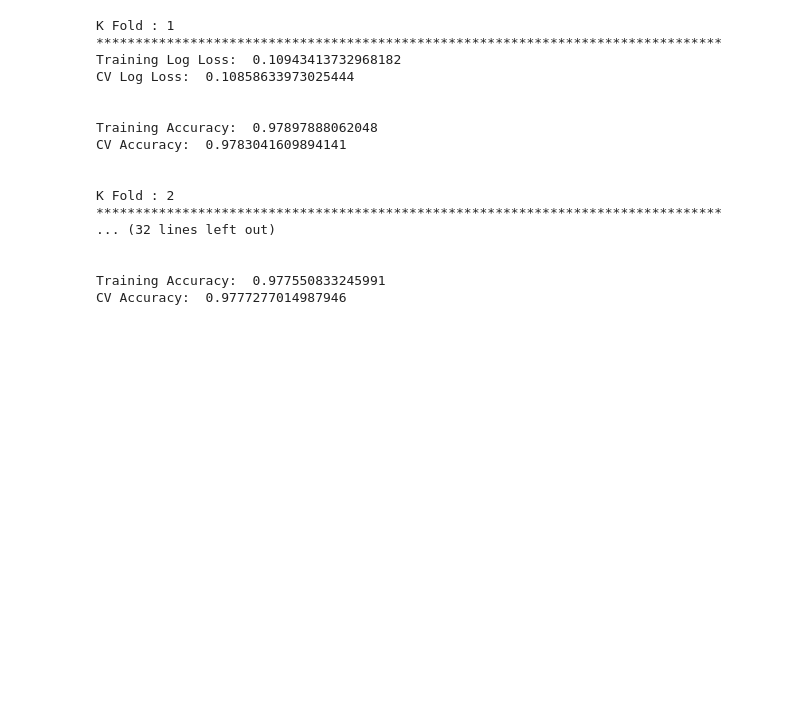
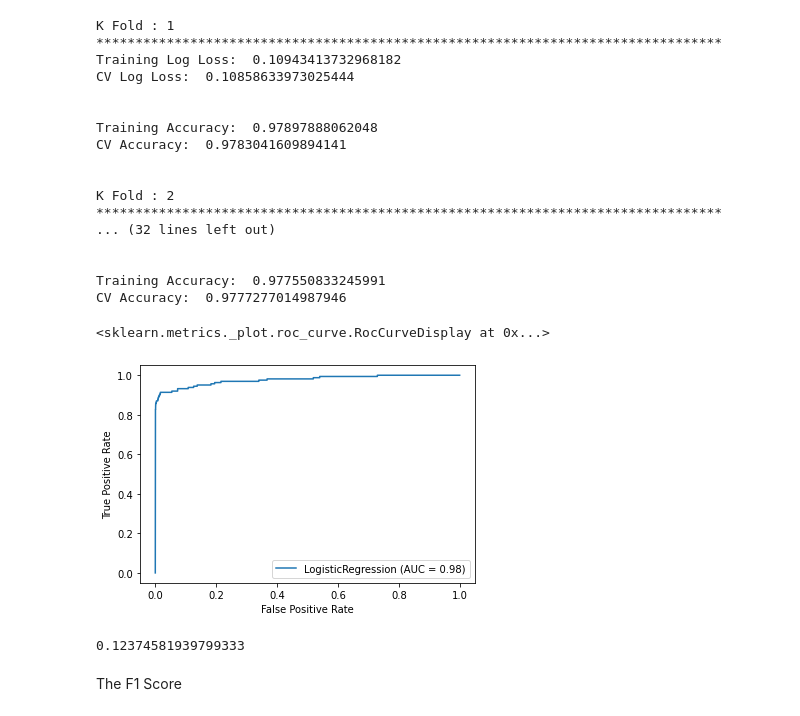
Before and after one commit to plaban1981/Hands_on_unsupervised_learning, a Jupyter notebook: 02_end_to_end_machine_learning_project.ipynb, the cells around one changed output. Cells and saved outputs as stored; diff of their text form; code cells hidden in the pictures; blank space fills up the shorter version.

```diff
--- a/02_end_to_end_machine_learning_project.ipynb
+++ b/02_end_to_end_machine_learning_project.ipynb
@@ -319,3 +432,14 @@ K Fold : 2
 
 Training Accuracy:  0.977550833245991
 CV Accuracy:  0.9777277014987946
+# %%
+plot_roc_curve(logReg,X_test,y_test)
+# %% [output]
+<sklearn.metrics._plot.roc_curve.RocCurveDisplay at 0x...>
+[figure, added]
+# %%
+f1_score(y_test,logReg.predict(X_test))
+# %% [output]
+0.12374581939799333
+# %% [markdown]
+The F1 Score
```
Also changed, not shown: parts of 33 cells of this notebook.
